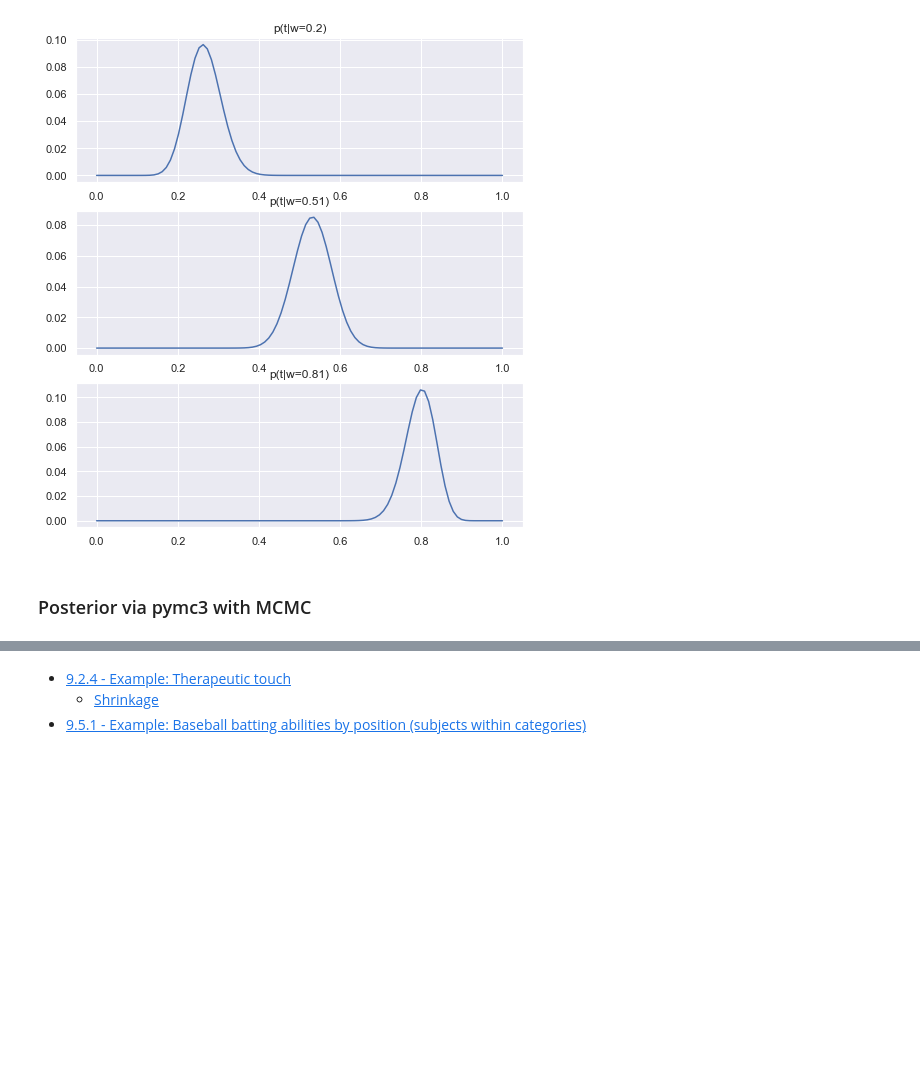
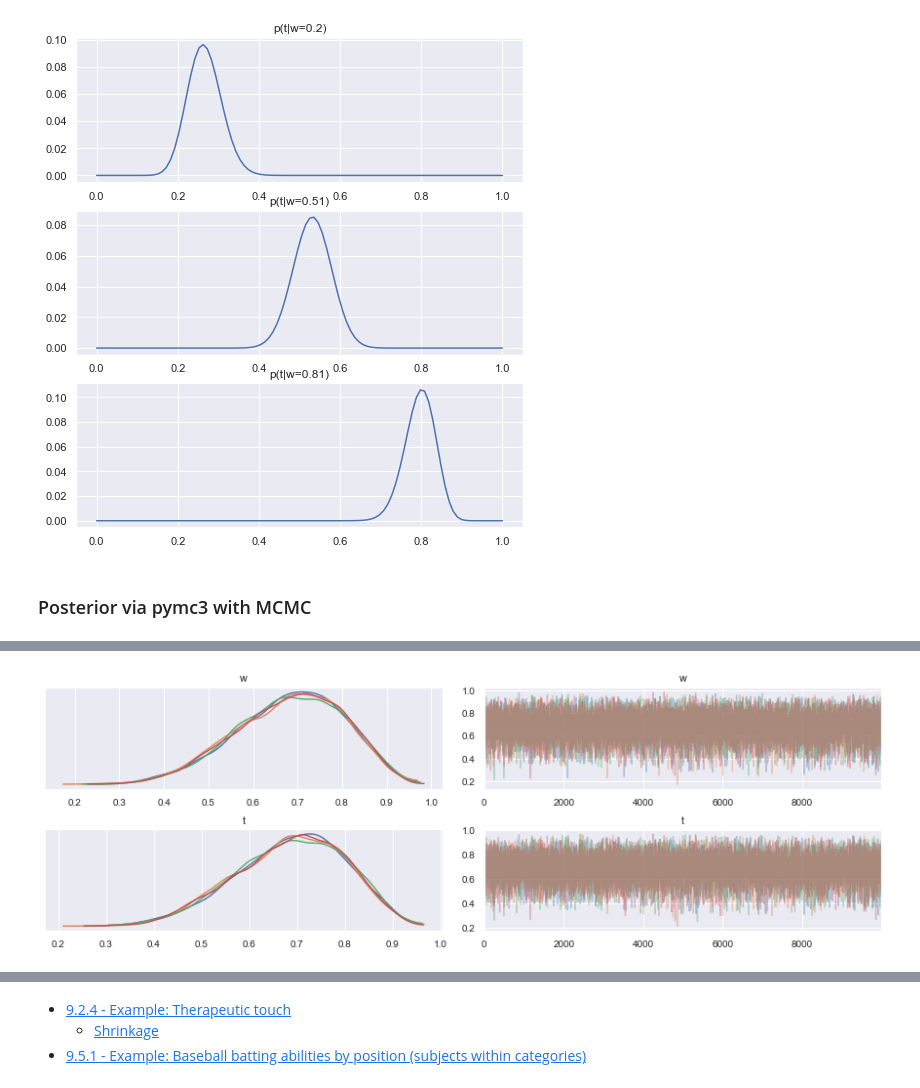
Before and after one commit to yongduek/DBDA-python, a Jupyter notebook: Notebooks/Chapter 09.ipynb, the cells around one changed output, grey strips where cells are left out. Cells and saved outputs as stored; diff of their text form; code cells hidden in the pictures; blank space fills up the shorter version.

```diff
--- a/Notebooks/Chapter 09.ipynb
+++ b/Notebooks/Chapter 09.ipynb
@@ -238,5 +241,8 @@ for iw, ax in zip(iw0s, axes.ravel()):
 # %%
 with pm.Model() as model:
     w = pm.Beta('w', alpha=Aw, beta=Bw)
-    trace = pm.sample()
+    a, b = w*(K-2)+1, (1-w)*(K-2)+1  # (a,b) is determined at (w, K)
+    t = pm.Beta('t', alpha=a, beta=b)
+    y = pm.Bernoulli('y', p=t, observed=y)
+    trace = pm.sample(10000)
 # %% [output]
@@ -243,0 +257,5 @@ WARNING (theano.gof.compilelock): Overriding existing lock by dead process '9907
+# %%
+with model:
+    az.plot_trace(trace)
+# %% [output]
+[figure, added]
```
Also changed, not shown: parts of 4 cells of this notebook.
